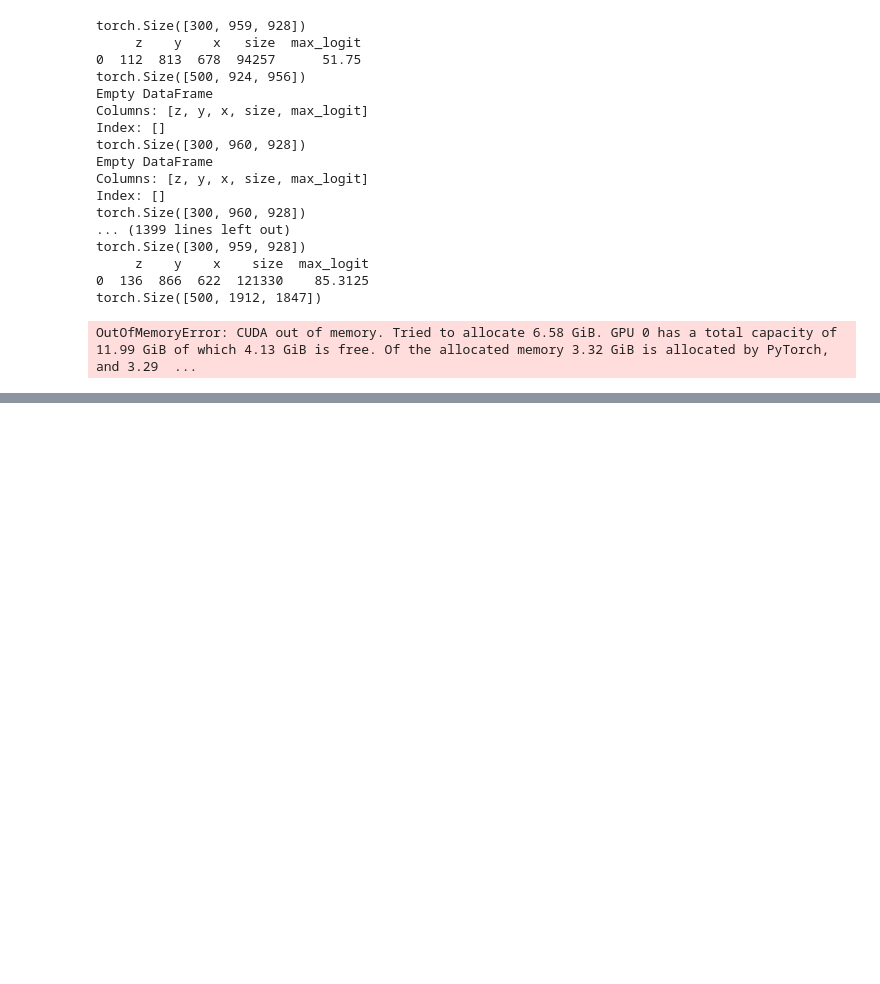
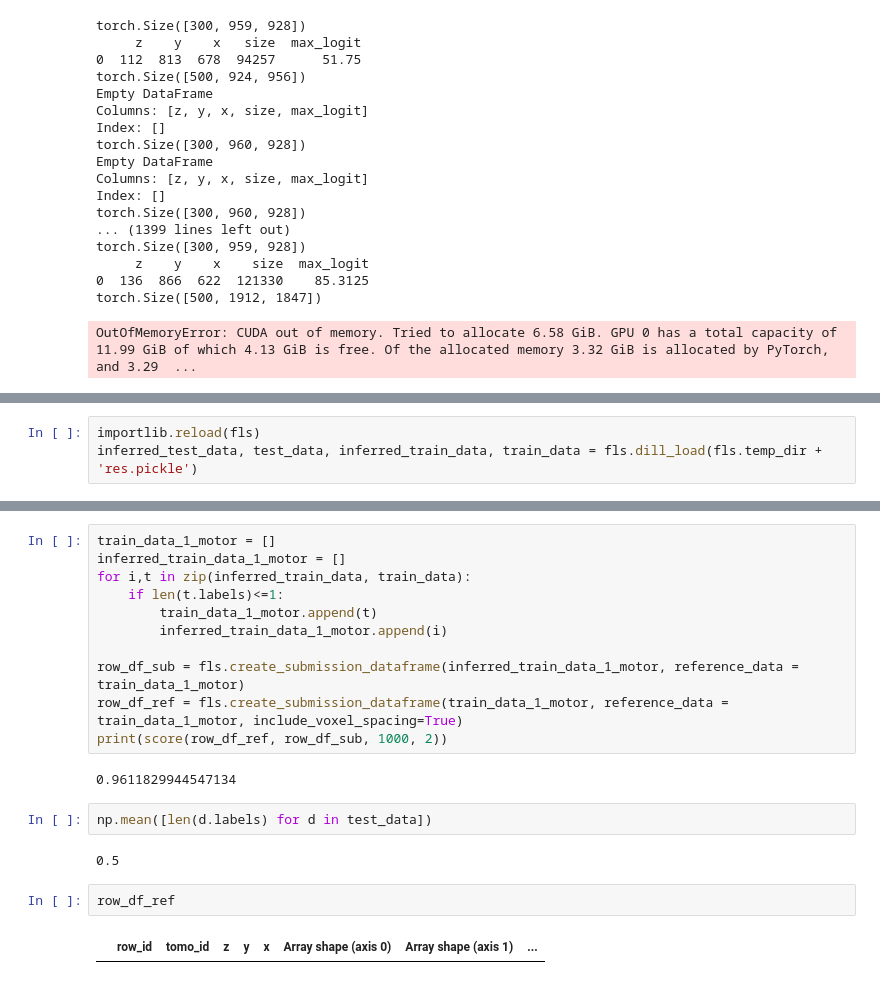
Before and after one commit to jcottaar/flagellar, a Jupyter notebook: analysis/experiment_cv.ipynb, the cells around one changed output, grey strips where cells are left out. Saved outputs shown, nothing was run; the diff lists cells and outputs as text; blank space fills up the shorter version.

```diff
--- a/analysis/experiment_cv.ipynb
+++ b/analysis/experiment_cv.ipynb
@@ -101,0 +104,3 @@ fls.dill_save(fls.temp_dir + 'res.pickle', (inferred_test_data, test_data, infer
+# %%
+importlib.reload(fls)
+inferred_test_data, test_data, inferred_train_data, train_data = fls.dill_load(fls.temp_dir + 'res.pickle')
@@ -101,0 +188,21 @@ fls.dill_save(fls.temp_dir + 'res.pickle', (inferred_test_data, test_data, infer
+# %%
+train_data_1_motor = []
+inferred_train_data_1_motor = []
+for i,t in zip(inferred_train_data, train_data):
+    if len(t.labels)<=1:
+        train_data_1_motor.append(t)
+        inferred_train_data_1_motor.append(i)
+
+row_df_sub = fls.create_submission_dataframe(inferred_train_data_1_motor, reference_data = train_data_1_motor)
+row_df_ref = fls.create_submission_dataframe(train_data_1_motor, reference_data = train_data_1_motor, include_voxel_spacing=True)
+print(score(row_df_ref, row_df_sub, 1000, 2))
+# %% [output]
+0.9611829944547134
+# %%
+np.mean([len(d.labels) for d in test_data])
+# %% [output]
+0.5
+# %%
+row_df_ref
+# %% [output]
+|  | row_id | tomo_id | z | y | x | Array shape (axis 0) | Array shape (axis 1) | ... |
```
Also changed, not shown: parts of 5 cells of this notebook, 4 other files.
